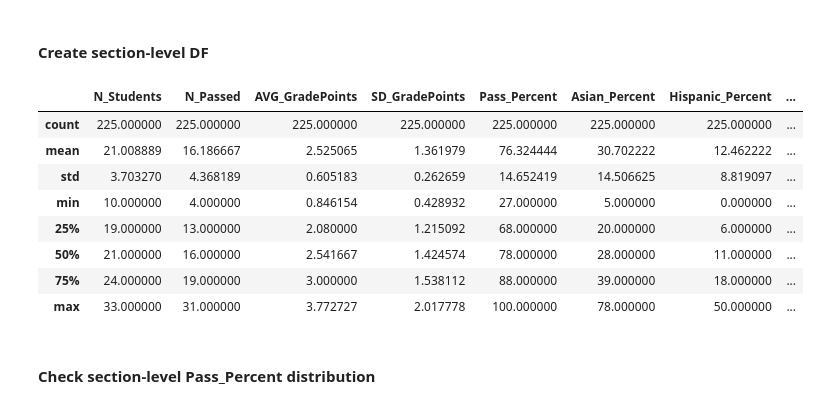
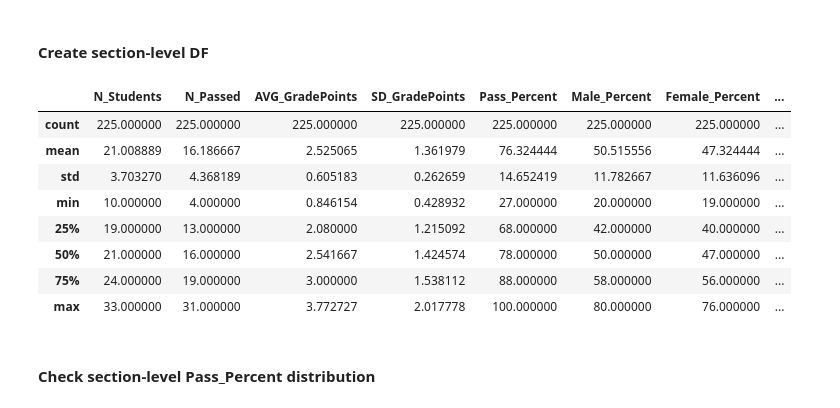
Before and after one commit to affo98/AppliedStatistics, a Jupyter notebook: EDA.ipynb, the cells around one changed output. Drawn from its saved outputs; the diff is of its cells as text; code cells hidden in the pictures.

```diff
--- a/EDA.ipynb
+++ b/EDA.ipynb
@@ -317,39 +317,51 @@ section_df7.columns = ['Section_ID', 'Instructor_ID', 'N_WR_Center_Enrolled']
 
 section_df8 = df_encoded.groupby(['Section_ID', 'Instructor_ID'])['WR_Center_FailFlag'].sum().reset_index()
 section_df8.columns = ['Section_ID', 'Instructor_ID', 'N_WR_Center_Failed']
+
+section_df9 = df_encoded.groupby(['Section_ID', 'Instructor_ID'])['Gender_Male'].sum().reset_index()
+section_df9.columns = ['Section_ID', 'Instructor_ID', 'N_Male']
+
+section_df10 = df_encoded.groupby(['Section_ID', 'Instructor_ID'])['Gender_Female'].sum().reset_index()
+section_df10.columns = ['Section_ID', 'Instructor_ID', 'N_Female']
 # %%
 section_df = pd.merge(section_df1, section_df2, on=['Section_ID', 'Instructor_ID'], how='left')
 section_df = pd.merge(section_df, section_df3, on=['Section_ID', 'Instructor_ID'], how='left')
 section_df = pd.merge(section_df, section_df4, on=['Section_ID', 'Instructor_ID'], how='left')
 section_df = pd.merge(section_df, section_df5, on=['Section_ID', 'Instructor_ID'], how='left')
 section_df = pd.merge(section_df, section_df6, on=['Section_ID', 'Instructor_ID'], how='left')
 section_df = pd.merge(section_df, section_df7, on=['Section_ID', 'Instructor_ID'], how='left')
 section_df = pd.merge(section_df, section_df8, on=['Section_ID', 'Instructor_ID'], how='left')
+section_df = pd.merge(section_df, section_df9, on=['Section_ID', 'Instructor_ID'], how='left')
+section_df = pd.merge(section_df, section_df10, on=['Section_ID', 'Instructor_ID'], how='left')
 
 section_df['Pass_Percent'] = 100 * section_df['N_Passed'] / section_df['N_Students']
+section_df['Male_Percent'] = 100 * section_df['N_Male'] / section_df['N_Students']
+section_df['Female_Percent'] = 100 * section_df['N_Female'] / section_df['N_Students']
 section_df['Asian_Percent'] = 100 * section_df['N_Asian'] / section_df['N_Students']
 section_df['Hispanic_Percent'] = 100 * section_df['N_Hispanic'] / section_df['N_Students']
 section_df['WR_Enrolled_Percent'] = 100 * section_df['N_WR_Center_Enrolled'] / section_df['N_Students']
 section_df['WR_Finished_Percent'] = 100 * (section_df['N_WR_Center_Enrolled'] - section_df['N_WR_Center_Failed']) / section_df['N_WR_Center_Enrolled']
 section_df['WR_Finished_Percent'].fillna(100, inplace=True)
 
 section_df['Pass_Percent'] = section_df['Pass_Percent'].apply(math.floor)
 section_df['Asian_Percent'] = section_df['Asian_Percent'].apply(math.floor)
 section_df['Hispanic_Percent'] = section_df['Hispanic_Percent'].apply(math.floor)
+section_df['Male_Percent'] = section_df['Male_Percent'].apply(math.floor)
+section_df['Female_Percent'] = section_df['Female_Percent'].apply(math.floor)
 section_df['WR_Enrolled_Percent'] = section_df['WR_Enrolled_Percent'].apply(math.floor)
 section_df['WR_Finished_Percent'] = section_df['WR_Finished_Percent'].apply(math.floor)
 
-section_df[['N_Students', 'N_Passed', 'AVG_GradePoints', 'SD_GradePoints', 'Pass_Percent', 'Asian_Percent', 'Hispanic_Percent', 'WR_Enrolled_Percent']].describe()
+section_df[['N_Students', 'N_Passed', 'AVG_GradePoints', 'SD_GradePoints', 'Pass_Percent', 'Male_Percent', 'Female_Percent', 'Asian_Percent', 'Hispanic_Percent', 'WR_Enrolled_Percent']].describe()
 # %% [output]
-|  | N_Students | N_Passed | AVG_GradePoints | SD_GradePoints | Pass_Percent | Asian_Percent | Hispanic_Percent | ... |
+|  | N_Students | N_Passed | AVG_GradePoints | SD_GradePoints | Pass_Percent | Male_Percent | Female_Percent | ... |
 | count | 225.000000 | 225.000000 | 225.000000 | 225.000000 | 225.000000 | 225.000000 | 225.000000 | ... |
-| mean | 21.008889 | 16.186667 | 2.525065 | 1.361979 | 76.324444 | 30.702222 | 12.462222 | ... |
-| std | 3.703270 | 4.368189 | 0.605183 | 0.262659 | 14.652419 | 14.506625 | 8.819097 | ... |
-| min | 10.000000 | 4.000000 | 0.846154 | 0.428932 | 27.000000 | 5.000000 | 0.000000 | ... |
-| 25% | 19.000000 | 13.000000 | 2.080000 | 1.215092 | 68.000000 | 20.000000 | 6.000000 | ... |
-| 50% | 21.000000 | 16.000000 | 2.541667 | 1.424574 | 78.000000 | 28.000000 | 11.000000 | ... |
-| 75% | 24.000000 | 19.000000 | 3.000000 | 1.538112 | 88.000000 | 39.000000 | 18.000000 | ... |
-| max | 33.000000 | 31.000000 | 3.772727 | 2.017778 | 100.000000 | 78.000000 | 50.000000 | ... |
+| mean | 21.008889 | 16.186667 | 2.525065 | 1.361979 | 76.324444 | 50.515556 | 47.324444 | ... |
+| std | 3.703270 | 4.368189 | 0.605183 | 0.262659 | 14.652419 | 11.782667 | 11.636096 | ... |
+| min | 10.000000 | 4.000000 | 0.846154 | 0.428932 | 27.000000 | 20.000000 | 19.000000 | ... |
+| 25% | 19.000000 | 13.000000 | 2.080000 | 1.215092 | 68.000000 | 42.000000 | 40.000000 | ... |
+| 50% | 21.000000 | 16.000000 | 2.541667 | 1.424574 | 78.000000 | 50.000000 | 47.000000 | ... |
+| 75% | 24.000000 | 19.000000 | 3.000000 | 1.538112 | 88.000000 | 58.000000 | 56.000000 | ... |
+| max | 33.000000 | 31.000000 | 3.772727 | 2.017778 | 100.000000 | 80.000000 | 76.000000 | ... |
 # %% [markdown]
 #### Check section-level Pass_Percent distribution
 # %%
```
Also changed, not shown: parts of 10 cells of this notebook.
